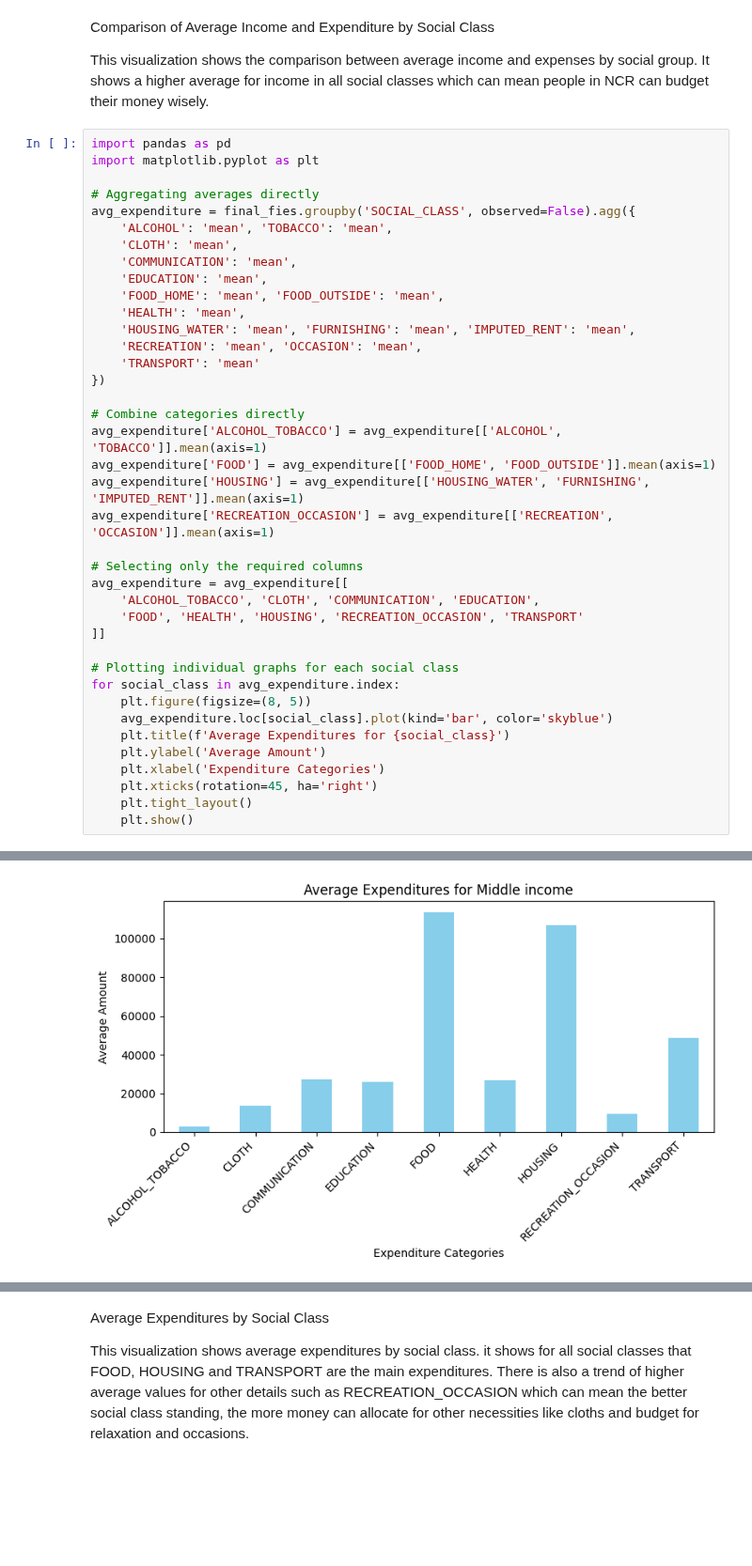
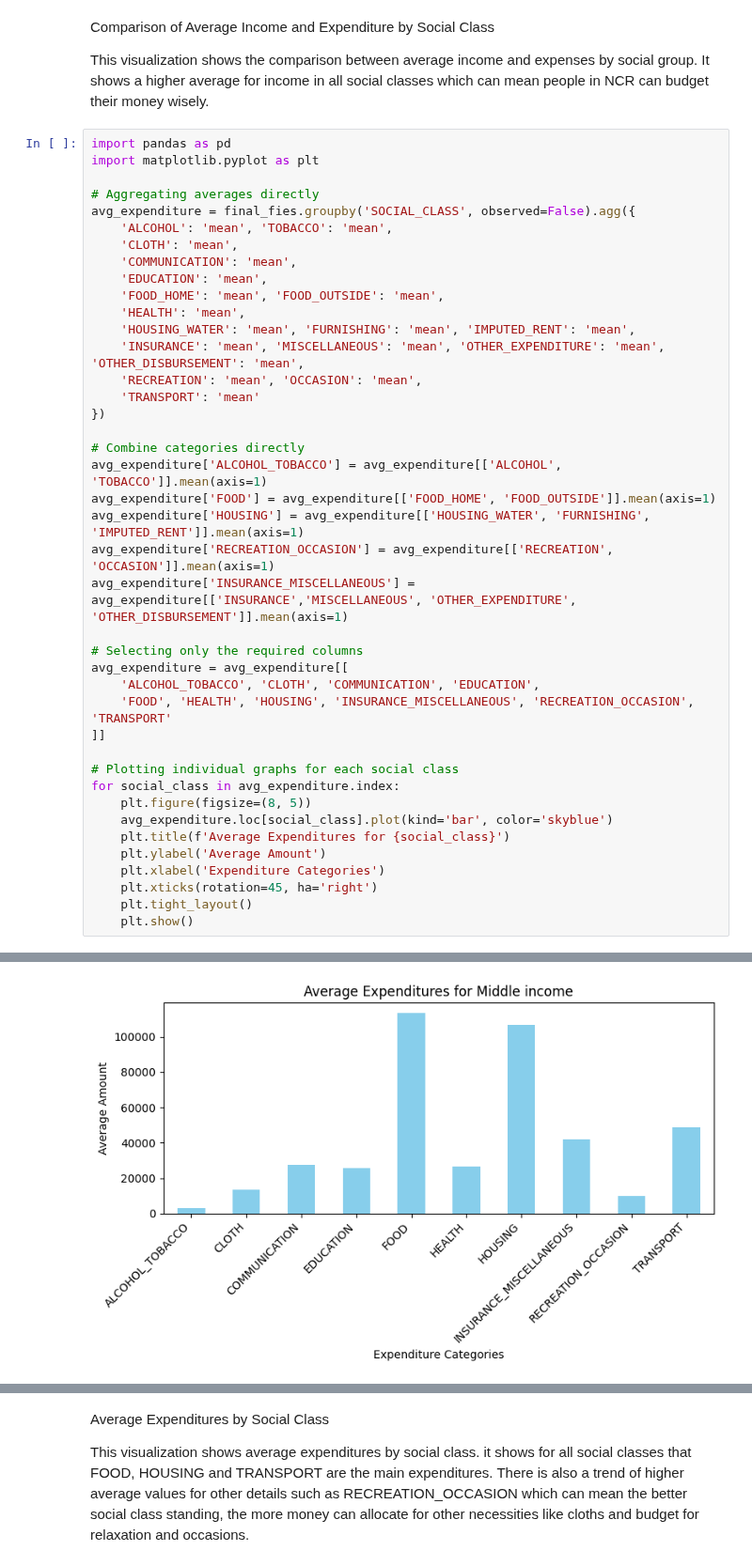
Before and after one commit to JoshuaEntrata/Data-Mining-Prelims-Project, a Jupyter notebook: notebooks/eda/others.ipynb, the cells around one changed output, grey strips where cells are left out. Shown at 94% size. Drawn from its saved outputs; the diff is of its cells as text; blank space fills up the shorter version.

Commit message:
forgot to add INSURANCE_MISCELLANEOUS

```diff
--- a/notebooks/eda/others.ipynb
+++ b/notebooks/eda/others.ipynb
@@ -92,6 +92,7 @@ avg_expenditure = final_fies.groupby('SOCIAL_CLASS', observed=False).agg({
     'FOOD_HOME': 'mean', 'FOOD_OUTSIDE': 'mean',
     'HEALTH': 'mean',
     'HOUSING_WATER': 'mean', 'FURNISHING': 'mean', 'IMPUTED_RENT': 'mean',
+    'INSURANCE': 'mean', 'MISCELLANEOUS': 'mean', 'OTHER_EXPENDITURE': 'mean', 'OTHER_DISBURSEMENT': 'mean',
     'RECREATION': 'mean', 'OCCASION': 'mean',
     'TRANSPORT': 'mean'
 })
@@ -101,11 +102,12 @@ avg_expenditure['ALCOHOL_TOBACCO'] = avg_expenditure[['ALCOHOL', 'TOBACCO']].mea
 avg_expenditure['FOOD'] = avg_expenditure[['FOOD_HOME', 'FOOD_OUTSIDE']].mean(axis=1)
 avg_expenditure['HOUSING'] = avg_expenditure[['HOUSING_WATER', 'FURNISHING', 'IMPUTED_RENT']].mean(axis=1)
 avg_expenditure['RECREATION_OCCASION'] = avg_expenditure[['RECREATION', 'OCCASION']].mean(axis=1)
+avg_expenditure['INSURANCE_MISCELLANEOUS'] = avg_expenditure[['INSURANCE','MISCELLANEOUS', 'OTHER_EXPENDITURE', 'OTHER_DISBURSEMENT']].mean(axis=1)
 
 # Selecting only the required columns
 avg_expenditure = avg_expenditure[[
     'ALCOHOL_TOBACCO', 'CLOTH', 'COMMUNICATION', 'EDUCATION',
-    'FOOD', 'HEALTH', 'HOUSING', 'RECREATION_OCCASION', 'TRANSPORT'
+    'FOOD', 'HEALTH', 'HOUSING', 'INSURANCE_MISCELLANEOUS', 'RECREATION_OCCASION', 'TRANSPORT'
 ]]
 
 # Plotting individual graphs for each social class
@@ -125,4 +127,4 @@ for social_class in avg_expenditure.index:
-[figure, old version]
+[figure, new version]
 # %%
 # Create subplots
 num_classes = len(avg_expenditure)
```
Also changed, not shown: parts of 2 cells of this notebook.
